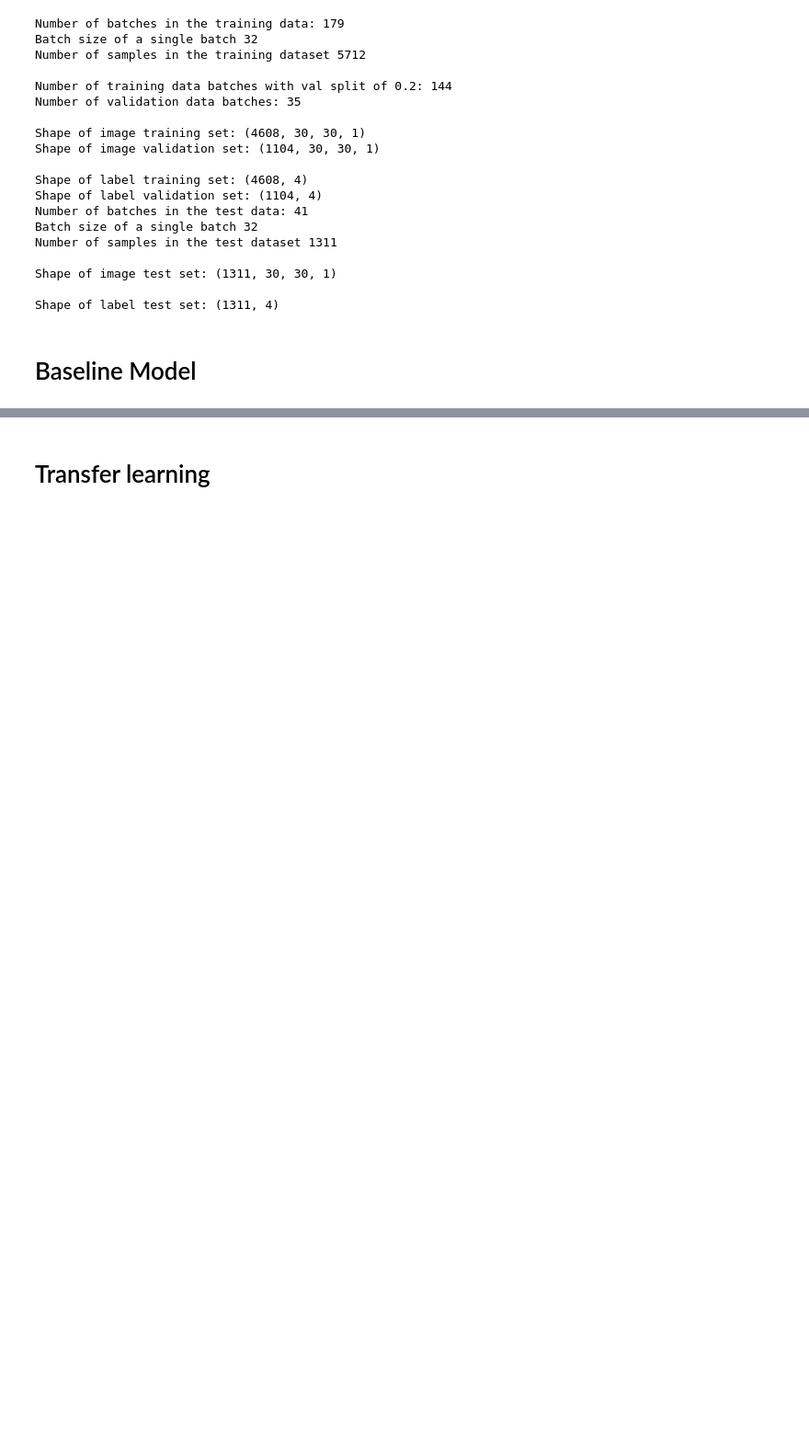
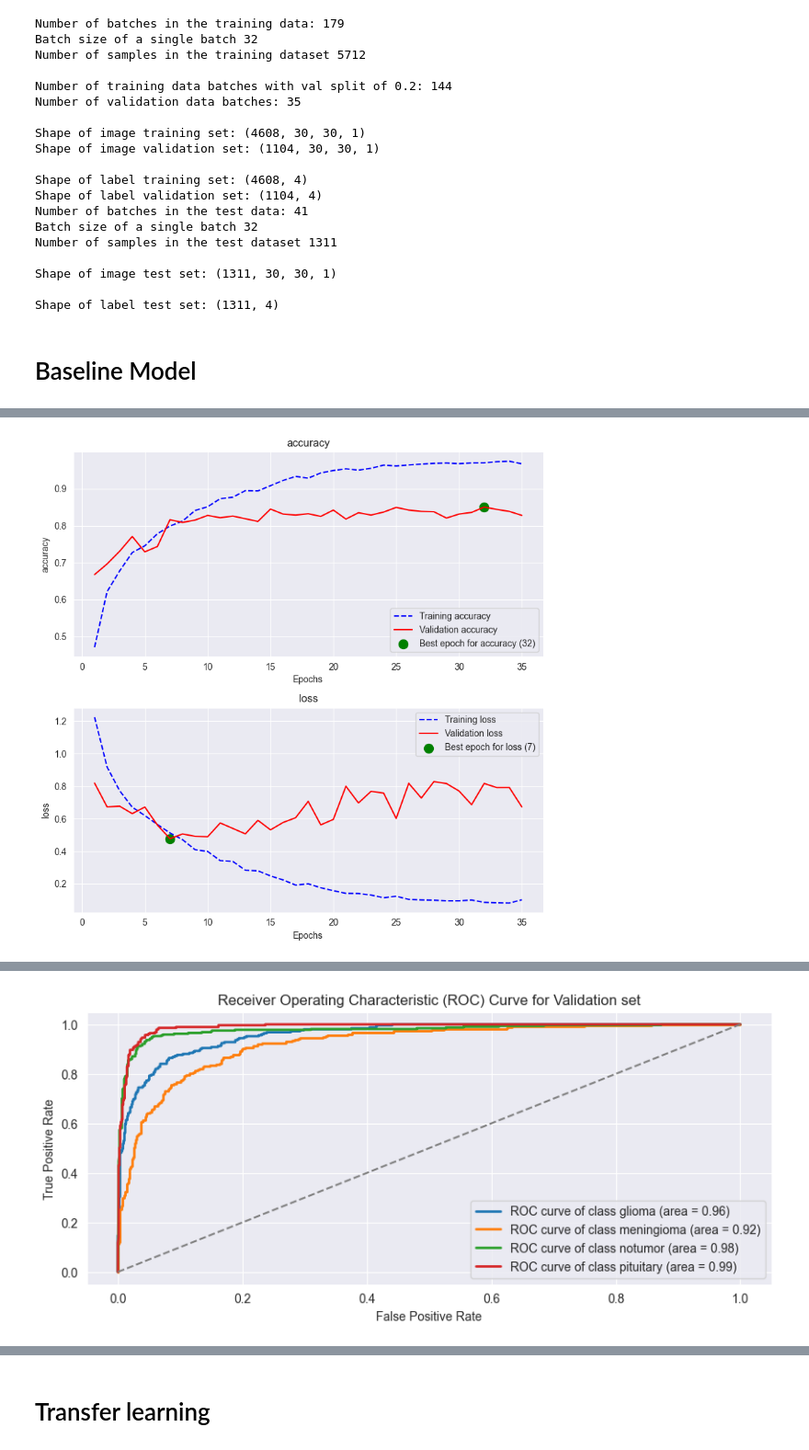
Before and after one commit to Tinus1424/braintumor, a Jupyter notebook: main_notebook.ipynb, the cells around one changed output, grey strips where cells are left out. Shown at 92% size. Cells and saved outputs as stored; diff of their text form; code cells hidden in the pictures; blank space fills up the shorter version.

Commit message:
Added Pim's changes, hyperparam for transfer learning

```diff
--- a/main_notebook.ipynb
+++ b/main_notebook.ipynb
@@ -135,0 +138,4 @@ display(f1.rename(columns = {0: "F1"}))
+# %%
+hyper = hyperparam()
+
+print(hyper.summary())
@@ -135,0 +165,3 @@ display(f1.rename(columns = {0: "F1"}))
+# %%
+early_stopping = callbacks.EarlyStopping(monitor= 'val_loss', patience = 10, start_from_epoch= 20, restore_best_weights= True)
+hyper_history = hyper.fit(X_train, y_train, batch_size =4, epochs = 50, validation_data = (X_val, y_val), verbose = 1, callbacks= early_stopping)
@@ -135,0 +186,10 @@ display(f1.rename(columns = {0: "F1"}))
+# %%
+summarize_metric(hyper_history)
+
+plot_roc_curve(hyper, X_val, y_val, class_names_train, title= 'Validation set')
+plot_confusion_matrix(hyper, X_val, y_val, class_names_train, normalize=False, title = 'Validation set')
+
+plot_roc_curve(hyper, X_test, y_test, class_names_test, title = 'Test set')
+plot_confusion_matrix(hyper, X_test, y_test, class_names_test, normalize=False, title = 'Test set')
+# %% [output]
+[figure, added]
@@ -135,0 +197 @@ display(f1.rename(columns = {0: "F1"}))
+[figure, added]
```
Also changed, not shown: parts of 23 cells of this notebook, 14 other files.
